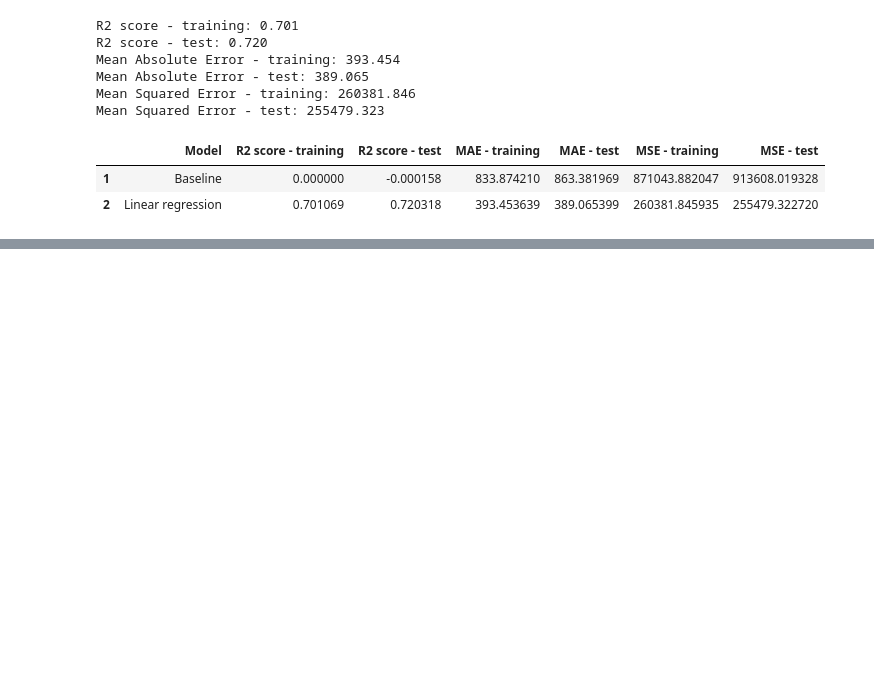
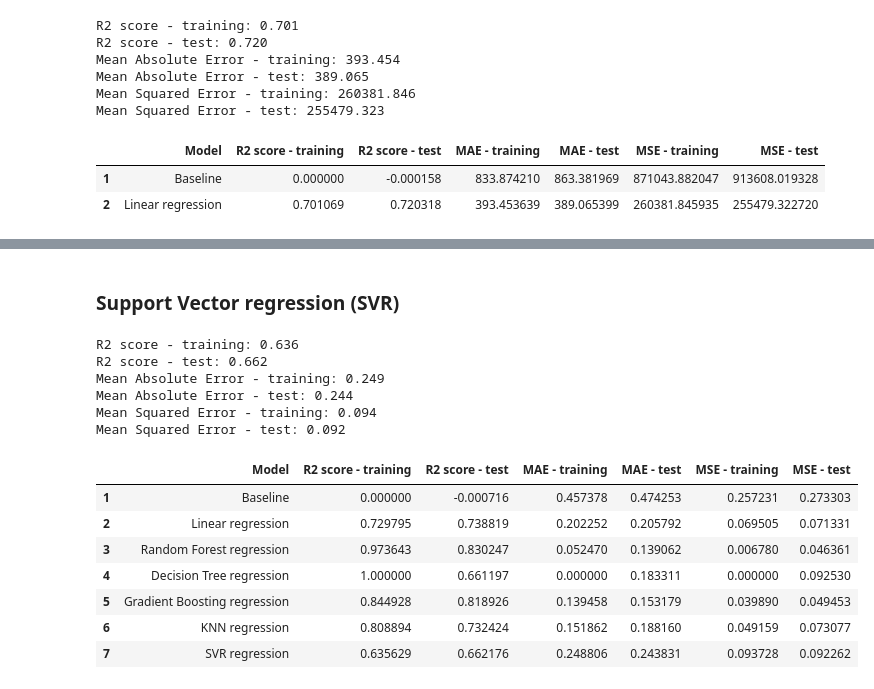
Before and after one commit to gavrilovicluka/machine-learning-projects, a Jupyter notebook: Projekat 1/Projekat1.ipynb, the cells around one changed output, grey strips where cells are left out. Cells and saved outputs as stored; diff of their text form; code cells hidden in the pictures; blank space fills up the shorter version.

```diff
--- a/Projekat 1/Projekat1.ipynb
+++ b/Projekat 1/Projekat1.ipynb
@@ -552,0 +814,3 @@ Model dobro klasifikuje Low i High klase sa visokom preciznošću i osetljivoš
+# %%
+results_scal=add_metrics(results_scal, "Gradient Boosting regression", metrics)
+results_scal
@@ -552,0 +826,8 @@ Model dobro klasifikuje Low i High klase sa visokom preciznošću i osetljivoš
+# %%
+knn = KNeighborsRegressor(n_neighbors=5)
+knn.fit(x_train_scaled, y_train_scaled)
+
+y_train_pred_knn = knn.predict(x_train_scaled)
+y_test_pred_knn = knn.predict(x_test_scaled)
+
+metrics = evaluate(y_test_scaled, y_test_pred_knn, y_train_scaled, y_train_pred_knn)
@@ -552,0 +841,3 @@ Model dobro klasifikuje Low i High klase sa visokom preciznošću i osetljivoš
+# %%
+results_scal=add_metrics(results_scal, "KNN regression", metrics)
+results_scal
@@ -552,0 +852,29 @@ Model dobro klasifikuje Low i High klase sa visokom preciznošću i osetljivoš
+# %% [markdown]
+### Support Vector regression (SVR)
+# %%
+svr = SVR(kernel='rbf')
+svr.fit(x_train_scaled, y_train_scaled)
+
+y_train_pred_svr = svr.predict(x_train_scaled)
+y_test_pred_svr = svr.predict(x_test_scaled)
+
+metrics = evaluate(y_test_scaled, y_test_pred_svr, y_train_scaled, y_train_pred_svr)
+# %% [output]
+R2 score - training: 0.636
+R2 score - test: 0.662
+Mean Absolute Error - training: 0.249
+Mean Absolute Error - test: 0.244
+Mean Squared Error - training: 0.094
+Mean Squared Error - test: 0.092
+# %%
+results_scal=add_metrics(results_scal, "SVR regression", metrics)
+results_scal
+# %% [output]
+|  | Model | R2 score - training | R2 score - test | MAE - training | MAE - test | MSE - training | MSE - test |
+| 1 | Baseline | 0.000000 | -0.000716 | 0.457378 | 0.474253 | 0.257231 | 0.273303 |
+| 2 | Linear regression | 0.729795 | 0.738819 | 0.202252 | 0.205792 | 0.069505 | 0.071331 |
+| 3 | Random Forest regression | 0.973643 | 0.830247 | 0.052470 | 0.139062 | 0.006780 | 0.046361 |
+| 4 | Decision Tree regression | 1.000000 | 0.661197 | 0.000000 | 0.183311 | 0.000000 | 0.092530 |
+| 5 | Gradient Boosting regression | 0.844928 | 0.818926 | 0.139458 | 0.153179 | 0.039890 | 0.049453 |
+| 6 | KNN regression | 0.808894 | 0.732424 | 0.151862 | 0.188160 | 0.049159 | 0.073077 |
+| 7 | SVR regression | 0.635629 | 0.662176 | 0.248806 | 0.243831 | 0.093728 | 0.092262 |
```
Also changed, not shown: parts of 51 cells of this notebook.
